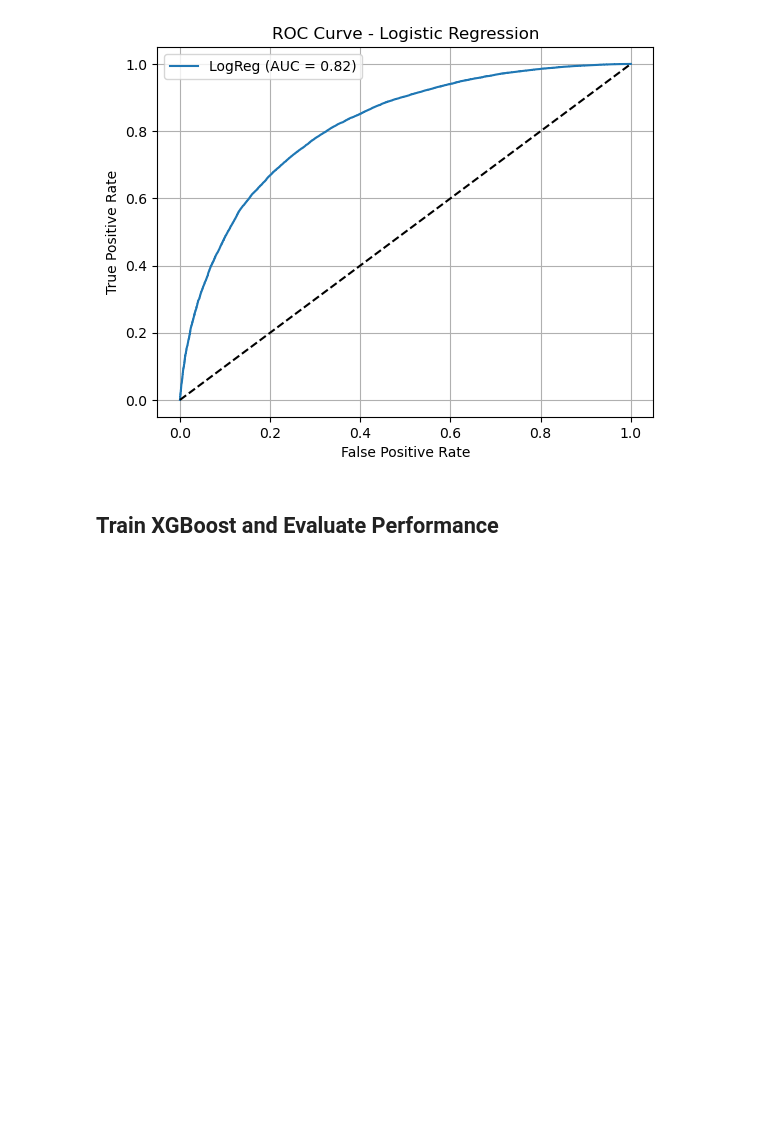
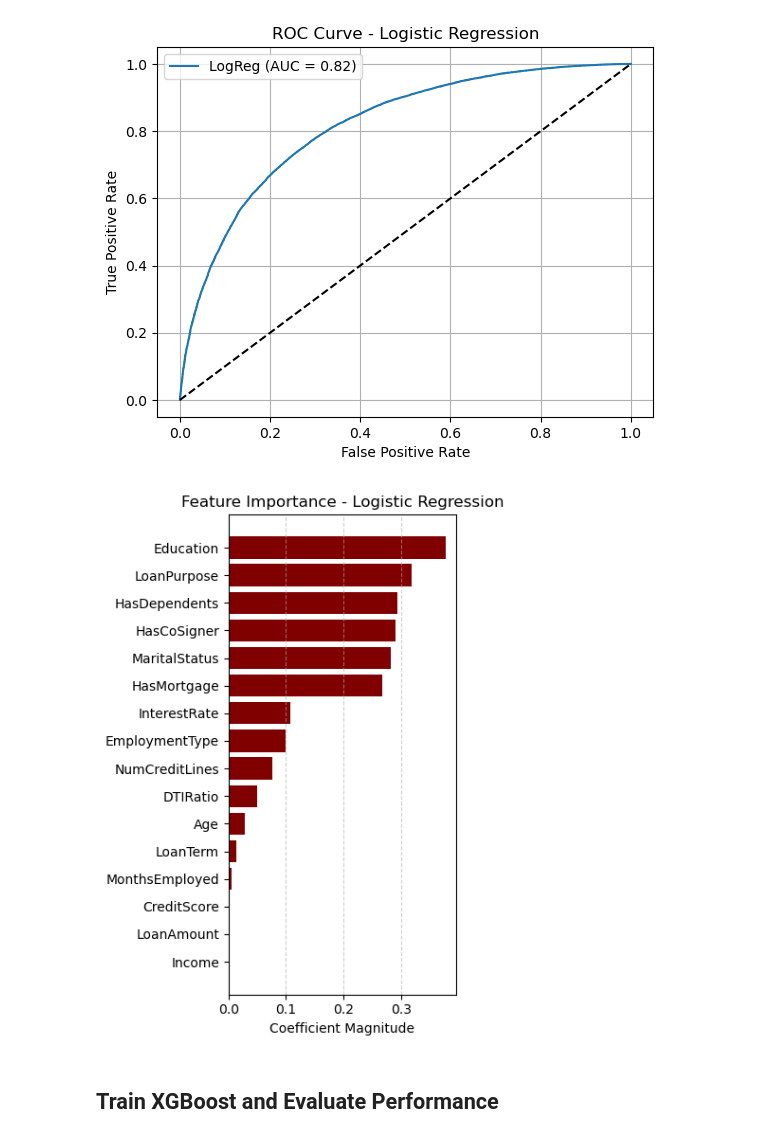
Before and after one commit to dhanashri-dotcom/bankloan-default-prediction, a Jupyter notebook: notebooks/Loan_Default_Prediction.ipynb, the cells around one changed output. Saved outputs shown, nothing was run; the diff lists cells and outputs as text; code cells hidden in the pictures; blank space fills up the shorter version.

```diff
--- a/notebooks/Loan_Default_Prediction.ipynb
+++ b/notebooks/Loan_Default_Prediction.ipynb
@@ -227,6 +257,28 @@ weighted avg       0.75      0.75      0.75     52180
 
 Logistic Regression AUC: 0.8165
 [figure]
+# %%
+import numpy as np
+import pandas as pd
+import matplotlib.pyplot as plt
+
+# Get feature importance from logistic regression (coefficients)
+feature_importance = pd.DataFrame({
+    'Feature': X_train.columns,
+    'Importance': np.abs(log_reg.coef_[0])
+}).sort_values(by='Importance', ascending=False)
+
+# Plot feature importance vertically
+plt.figure(figsize=(4, 6))
+plt.barh(feature_importance['Feature'], feature_importance['Importance'], color='maroon')
+plt.xlabel("Coefficient Magnitude")
+plt.title("Feature Importance - Logistic Regression")
+plt.gca().invert_yaxis()  # Most important on top
+plt.tight_layout()
+plt.grid(axis='x', linestyle='--', alpha=0.6)
+plt.show()
+# %% [output]
+[figure, added]
 # %% [markdown]
 ## Train XGBoost and Evaluate Performance
 # %%
```
Also changed, not shown: parts of 7 cells of this notebook.
